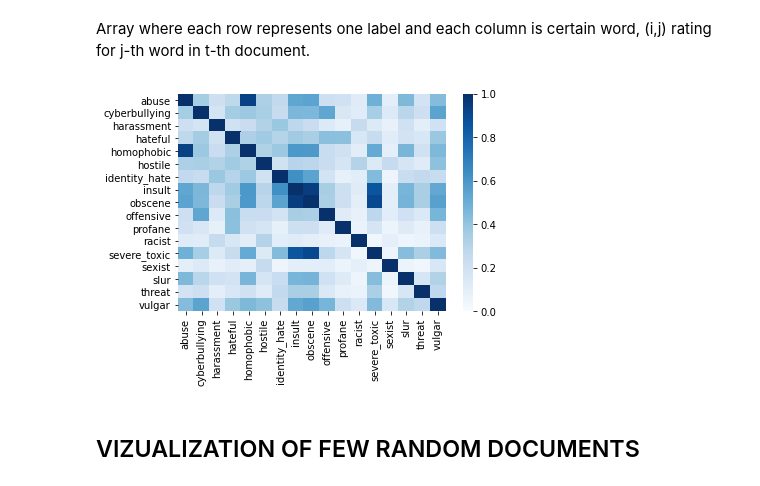
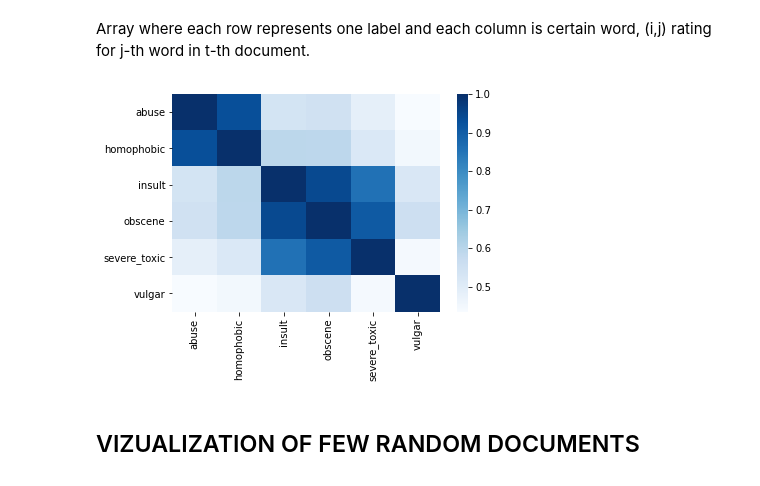
Before and after one commit to pushkill/NLP-project, a Jupyter notebook: tfidf.ipynb, the cells around one changed output. Saved outputs shown, nothing was run; the diff lists cells and outputs as text; code cells hidden in the pictures.

```diff
--- a/tfidf.ipynb
+++ b/tfidf.ipynb
@@ -168,11 +168,14 @@ tfidf_array = tfIdf.toarray()
 # %%
 cosine_similarities = cosine_similarity(tfidf_array)
 df_similar = pd.DataFrame(cosine_similarities, columns = labels, index = labels)
+df_similar['sum'] = np.sum((df_similar < 1) & (df_similar > 0.5))
+df_similar = df_similar[df_similar['sum'] > 2]
+df_similar = df_similar[df_similar.index]
 # %%
-sns.heatmap(df_similar, vmin=0, vmax=1, cmap='Blues')
+sns.heatmap(df_similar, vmin=df_similar.min().min(), vmax=1, cmap='Blues')
 plt.savefig("heatmap", dpi=400, bbox_inches='tight')
 # %% [output]
-[figure, old version]
+[figure, new version]
 # %% [markdown]
 ## VIZUALIZATION OF FEW RANDOM DOCUMENTS
 # %%
```
Also changed, not shown: parts of 9 cells of this notebook, 7 other files.
